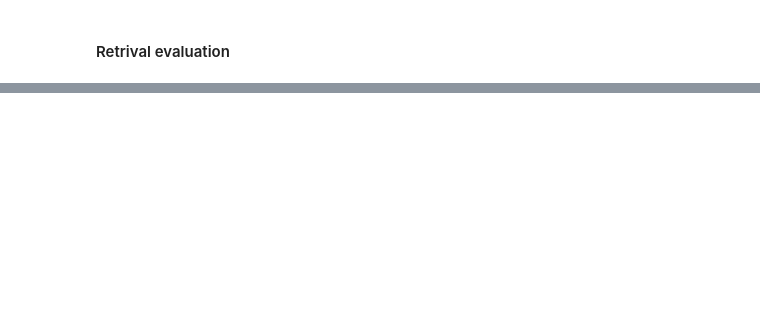
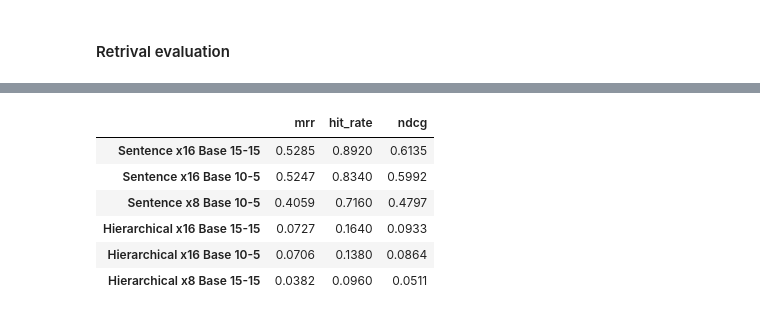
Before and after one commit to RaffSbard/AskDIEM, a Jupyter notebook: preparation.ipynb, the cells around one changed output, grey strips where cells are left out. Saved outputs shown, nothing was run; the diff lists cells and outputs as text; code cells hidden in the pictures; blank space fills up the shorter version.

```diff
--- a/preparation.ipynb
+++ b/preparation.ipynb
@@ -2488,18 +1602,15 @@ Collection trovate sul server: collections=[CollectionDescription(name='diem_cha
 # %%
 from llama_index.vector_stores.qdrant import QdrantVectorStore
 
-# 2. Creazione del vector store Qdrant
 vector_store = QdrantVectorStore(
     "diem_chatbot3",
     client=qdrant_client,
-    # aclient=aclient,
-    # enable_hybrid=True,
-    # fastembed_sparse_model="Qdrant/bm25",
-    # batch_size=20,
+    aclient=qdrant_aclient,
 )
 
 # diem_chatbot1: nodes_metadata_sentence_x8.pkl
 # diem_chatbot2: nodes_metadata_hierarchical_x32x8x2.pkl
 # diem_chatbot3: nodes_metadata_sentence_x16.pkl
 # diem_chatbot4: nodes_metadata_hierarchical_x16x4x1.pkl
+# diem_chatbot5: nodes_metadata_hierarchical_x8x2x1.pkl
 # %% [markdown]
@@ -2512,3 +1618,8 @@ Caricati 52983 oggetti.
+# %%
+from llama_index.core.node_parser import get_leaf_nodes
+
+nodes = load_from_pickle("nodes/nodes_metadata_hierarchical_x8x2x1.pkl")
+leaf_nodes = get_leaf_nodes(nodes)
 # %%
 from llama_index.core import StorageContext, VectorStoreIndex
 
@@ -2676,9 +1745,9 @@ retriever = VectorIndexAutoRetriever(
 # %%
 from llama_index.core.retrievers import AutoMergingRetriever
 
-base_retriever = vector_index.as_retriever(similarity_top_k=10)
+base_retriever = vector_index.as_retriever(similarity_top_k=15)
 
-retriver2 = AutoMergingRetriever(
+retriever = AutoMergingRetriever(
     base_retriever,
     storage_context,
     verbose=True
@@ -2717,7 +1781,7 @@ from llama_index.core.chat_engine import CondensePlusContextChatEngine
 from llama_index.postprocessor.cohere_rerank import CohereRerank
 import os
 
-cohere_rerank = CohereRerank(api_key=os.environ['COHERE_API_KEY'], top_n=5)
+cohere_rerank = CohereRerank(api_key=os.environ['COHERE_API_KEY'], top_n=15)
 
 chat_engine = CondensePlusContextChatEngine.from_defaults(
     retriever=base_retriever,
@@ -3415,0 +2296,70 @@ eval_results = await retriever_evaluator.aevaluate_dataset(qa_dataset, show_prog
+# %%
+import pandas as pd
+from collections import defaultdict
+
+def calculate_average_scores(eval_results_list):
+    """
+    Funzione di supporto per calcolare i punteggi medi da una
+    lista di risultati di valutazione del retriever.
+    Gestisce il formato 'RetrievalEvalResult'.
+    """
+    scores_per_metric = defaultdict(list)
+
+    if not eval_results_list:
+        return {}
+
+    for query_result in eval_results_list:
+        if hasattr(query_result, 'metric_dict') and query_result.metric_dict:
+            for metric_name, metric_value in query_result.metric_dict.items():
+
+                numeric_score = None
+
+                if isinstance(metric_value, (int, float)):
+                    numeric_score = metric_value
+                elif hasattr(metric_value, 'score') and isinstance(getattr(metric_value, 'score', None), (int, float)):
+                    numeric_score = metric_value.score
+
+                if numeric_score is not None:
+                    scores_per_metric[metric_name].append(numeric_score)
+
+    # Calcola le medie
+    average_scores = {}
+    for metric_name, scores in scores_per_metric.items():
+        average_scores[metric_name] = sum(scores) / len(scores) if scores else 0
+
+    return average_scores
+
+# --- 1. CARICO I DATI ---
+result = load_from_pickle("results/retrieval/retrival_eval_results_ssx16_base_v2.pkl") # 15-15
+result2 = load_from_pickle("results/retrieval/retrival_eval_results_ssx16_base.pkl") # 10-5
+result3 = load_from_pickle("results/retrieval/retrival_eval_results_ssx8_base.pkl") # 10-5
+result4 = load_from_pickle("results/retrieval/retrival_eval_results_hsx16_base.pkl") # 10-5
+result5 = load_from_pickle("results/retrieval/retrival_eval_results_hsx16_base_v2.pkl") # 15-15
+result6 = load_from_pickle("results/retrieval/retrival_eval_results_hsx8_base_v2.pkl") # 15-15
+
+# --- 2. CALCOLO LE MEDIE PER OGNI SET DI RISULTATI ---
+avg_result = calculate_average_scores(result)
+avg_result2 = calculate_average_scores(result2)
+avg_result3 = calculate_average_scores(result3)
+avg_result4 = calculate_average_scores(result4)
+avg_result5 = calculate_average_scores(result5)
+avg_result6 = calculate_average_scores(result6)
+
+
+# --- 3. COMBINO I RISULTATI IN UN DIZIONARIO ---
+data_for_comparison = {
+    "Sentence x16 Base 15-15": avg_result,
+    "Sentence x16 Base 10-5": avg_result2,
+    "Sentence x8 Base 10-5": avg_result3,
+    "Hierarchical x16 Base 15-15": avg_result5,
+    "Hierarchical x16 Base 10-5": avg_result4,
+    "Hierarchical x8 Base 15-15": avg_result6,
+}
+
+# --- 4. CREO E MOSTRO IL DATAFRAME ---
+comparison_df = pd.DataFrame(data_for_comparison).T
+
+comparison_df_formatted = comparison_df.map(lambda x: f"{x:.4f}")
+
+display(comparison_df_formatted)
+# %% [output]
@@ -3415,0 +2380,7 @@ eval_results = await retriever_evaluator.aevaluate_dataset(qa_dataset, show_prog
+|  | mrr | hit_rate | ndcg |
+| Sentence x16 Base 15-15 | 0.5285 | 0.8920 | 0.6135 |
+| Sentence x16 Base 10-5 | 0.5247 | 0.8340 | 0.5992 |
+| Sentence x8 Base 10-5 | 0.4059 | 0.7160 | 0.4797 |
+| Hierarchical x16 Base 15-15 | 0.0727 | 0.1640 | 0.0933 |
+| Hierarchical x16 Base 10-5 | 0.0706 | 0.1380 | 0.0864 |
+| Hierarchical x8 Base 15-15 | 0.0382 | 0.0960 | 0.0511 |
```
Also changed, not shown: parts of 109 cells of this notebook, 35 other files.
